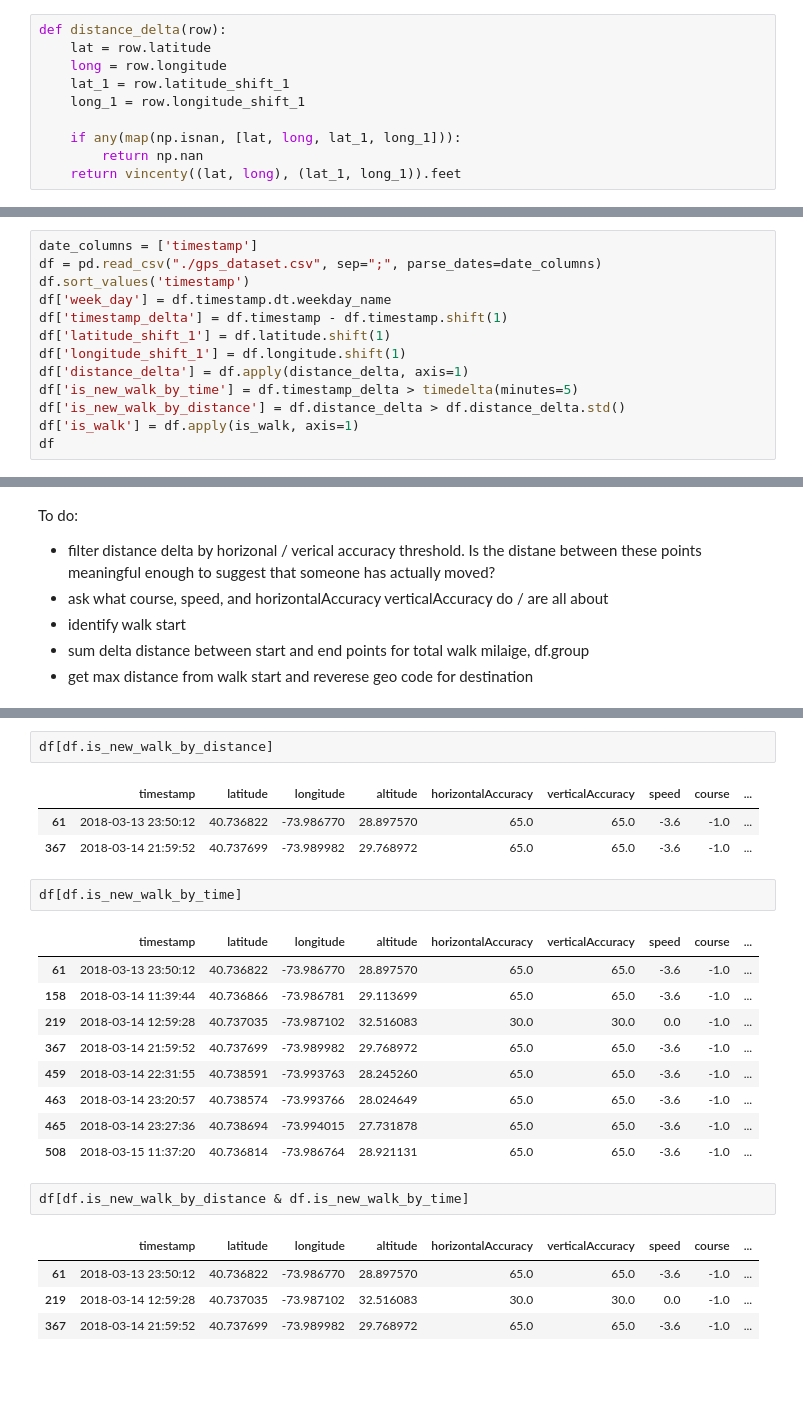
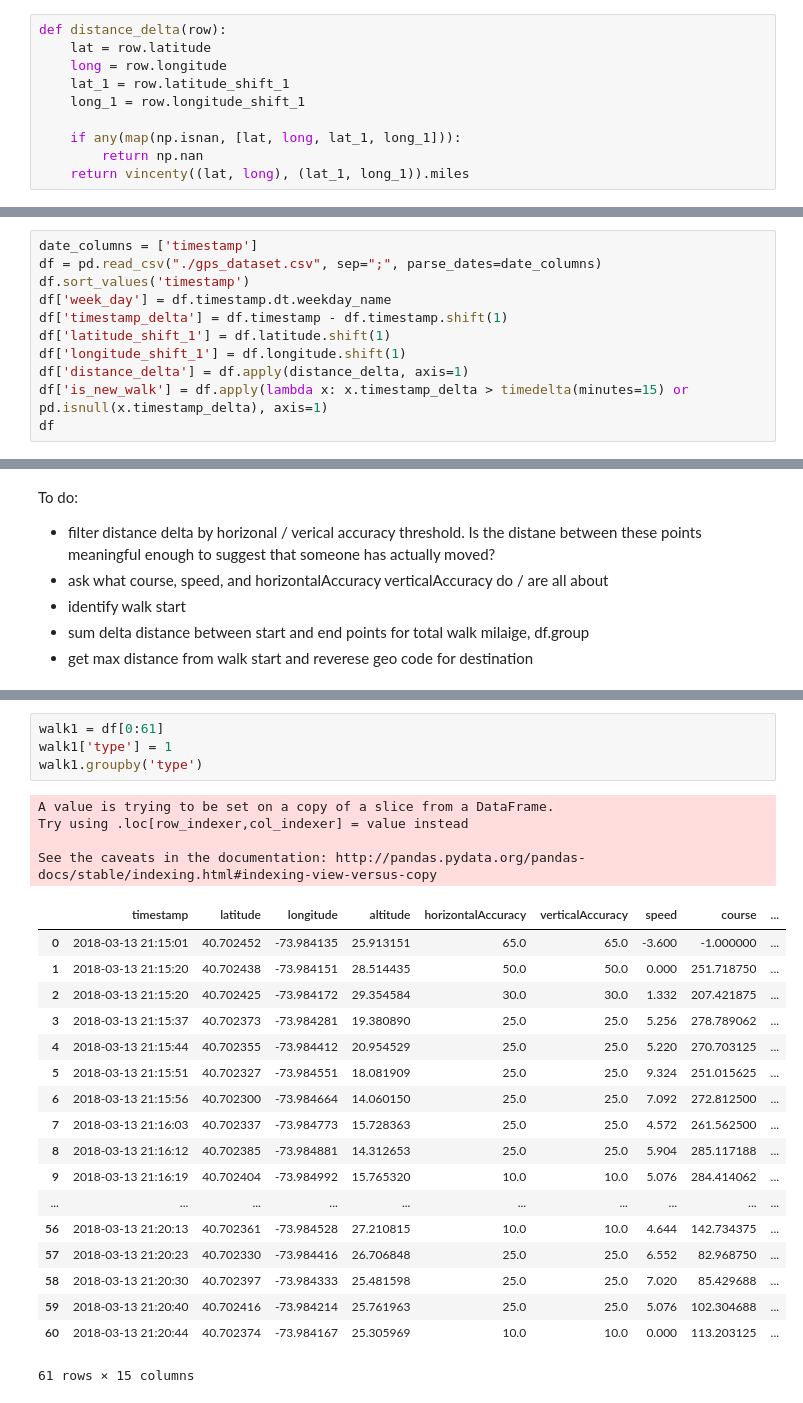
Before and after one commit to agconti/dog-walks, a Jupyter notebook: dog_walks.ipynb, the cells around one changed output, grey strips where cells are left out. Saved outputs shown, nothing was run; the diff lists cells and outputs as text; blank space fills up the shorter version.

```diff
--- a/dog_walks.ipynb
+++ b/dog_walks.ipynb
@@ -13,4 +13,4 @@ def distance_delta(row):
 
     if any(map(np.isnan, [lat, long, lat_1, long_1])):
         return np.nan
-    return vincenty((lat, long), (lat_1, long_1)).feet
+    return vincenty((lat, long), (lat_1, long_1)).miles
@@ -28,9 +23,7 @@ df['timestamp_delta'] = df.timestamp - df.timestamp.shift(1)
 df['latitude_shift_1'] = df.latitude.shift(1)
 df['longitude_shift_1'] = df.longitude.shift(1)
 df['distance_delta'] = df.apply(distance_delta, axis=1)
-df['is_new_walk_by_time'] = df.timestamp_delta > timedelta(minutes=5)
-df['is_new_walk_by_distance'] = df.distance_delta > df.distance_delta.std()
-df['is_walk'] = df.apply(is_walk, axis=1)
+df['is_new_walk'] = df.apply(lambda x: x.timestamp_delta > timedelta(minutes=15) or pd.isnull(x.timestamp_delta), axis=1)
 df
 # %% [output]
 |  | timestamp | latitude | longitude | altitude | horizontalAccuracy | verticalAccuracy | speed | course | ... |
@@ -69,25 +66,27 @@ AttributeError: 'DataFrame' object has no attribute 'is_new_walk'
-# %%
-df[df.is_new_walk_by_distance]
-# %% [output]
-|  | timestamp | latitude | longitude | altitude | horizontalAccuracy | verticalAccuracy | speed | course | ... |
-| 61 | 2018-03-13 23:50:12 | 40.736822 | -73.986770 | 28.897570 | 65.0 | 65.0 | -3.6 | -1.0 | ... |
-| 367 | 2018-03-14 21:59:52 | 40.737699 | -73.989982 | 29.768972 | 65.0 | 65.0 | -3.6 | -1.0 | ... |
-# %%
-df[df.is_new_walk_by_time]
-# %% [output]
-|  | timestamp | latitude | longitude | altitude | horizontalAccuracy | verticalAccuracy | speed | course | ... |
-| 61 | 2018-03-13 23:50:12 | 40.736822 | -73.986770 | 28.897570 | 65.0 | 65.0 | -3.6 | -1.0 | ... |
-| 158 | 2018-03-14 11:39:44 | 40.736866 | -73.986781 | 29.113699 | 65.0 | 65.0 | -3.6 | -1.0 | ... |
-| 219 | 2018-03-14 12:59:28 | 40.737035 | -73.987102 | 32.516083 | 30.0 | 30.0 | 0.0 | -1.0 | ... |
-| 367 | 2018-03-14 21:59:52 | 40.737699 | -73.989982 | 29.768972 | 65.0 | 65.0 | -3.6 | -1.0 | ... |
-| 459 | 2018-03-14 22:31:55 | 40.738591 | -73.993763 | 28.245260 | 65.0 | 65.0 | -3.6 | -1.0 | ... |
-| 463 | 2018-03-14 23:20:57 | 40.738574 | -73.993766 | 28.024649 | 65.0 | 65.0 | -3.6 | -1.0 | ... |
-| 465 | 2018-03-14 23:27:36 | 40.738694 | -73.994015 | 27.731878 | 65.0 | 65.0 | -3.6 | -1.0 | ... |
-| 508 | 2018-03-15 11:37:20 | 40.736814 | -73.986764 | 28.921131 | 65.0 | 65.0 | -3.6 | -1.0 | ... |
-# %%
-df[df.is_new_walk_by_distance & df.is_new_walk_by_time]
-# %% [output]
-|  | timestamp | latitude | longitude | altitude | horizontalAccuracy | verticalAccuracy | speed | course | ... |
-| 61 | 2018-03-13 23:50:12 | 40.736822 | -73.986770 | 28.897570 | 65.0 | 65.0 | -3.6 | -1.0 | ... |
-| 219 | 2018-03-14 12:59:28 | 40.737035 | -73.987102 | 32.516083 | 30.0 | 30.0 | 0.0 | -1.0 | ... |
-| 367 | 2018-03-14 21:59:52 | 40.737699 | -73.989982 | 29.768972 | 65.0 | 65.0 | -3.6 | -1.0 | ... |
+# %%
+walk1 = df[0:61]
+walk1['type'] = 1
+walk1.groupby('type')
+# %% [output]
+A value is trying to be set on a copy of a slice from a DataFrame.
+Try using .loc[row_indexer,col_indexer] = value instead
+
+See the caveats in the documentation: http://pandas.pydata.org/pandas-docs/stable/indexing.html#indexing-view-versus-copy
+|  | timestamp | latitude | longitude | altitude | horizontalAccuracy | verticalAccuracy | speed | course | ... |
+| 0 | 2018-03-13 21:15:01 | 40.702452 | -73.984135 | 25.913151 | 65.0 | 65.0 | -3.600 | -1.000000 | ... |
+| 1 | 2018-03-13 21:15:20 | 40.702438 | -73.984151 | 28.514435 | 50.0 | 50.0 | 0.000 | 251.718750 | ... |
+| 2 | 2018-03-13 21:15:20 | 40.702425 | -73.984172 | 29.354584 | 30.0 | 30.0 | 1.332 | 207.421875 | ... |
+| 3 | 2018-03-13 21:15:37 | 40.702373 | -73.984281 | 19.380890 | 25.0 | 25.0 | 5.256 | 278.789062 | ... |
+| 4 | 2018-03-13 21:15:44 | 40.702355 | -73.984412 | 20.954529 | 25.0 | 25.0 | 5.220 | 270.703125 | ... |
+| 5 | 2018-03-13 21:15:51 | 40.702327 | -73.984551 | 18.081909 | 25.0 | 25.0 | 9.324 | 251.015625 | ... |
+| 6 | 2018-03-13 21:15:56 | 40.702300 | -73.984664 | 14.060150 | 25.0 | 25.0 | 7.092 | 272.812500 | ... |
+| 7 | 2018-03-13 21:16:03 | 40.702337 | -73.984773 | 15.728363 | 25.0 | 25.0 | 4.572 | 261.562500 | ... |
+| 8 | 2018-03-13 21:16:12 | 40.702385 | -73.984881 | 14.312653 | 25.0 | 25.0 | 5.904 | 285.117188 | ... |
+| 9 | 2018-03-13 21:16:19 | 40.702404 | -73.984992 | 15.765320 | 10.0 | 10.0 | 5.076 | 284.414062 | ... |
+| ... | ... | ... | ... | ... | ... | ... | ... | ... | ... |
+| 56 | 2018-03-13 21:20:13 | 40.702361 | -73.984528 | 27.210815 | 10.0 | 10.0 | 4.644 | 142.734375 | ... |
+| 57 | 2018-03-13 21:20:23 | 40.702330 | -73.984416 | 26.706848 | 25.0 | 25.0 | 6.552 | 82.968750 | ... |
+| 58 | 2018-03-13 21:20:30 | 40.702397 | -73.984333 | 25.481598 | 25.0 | 25.0 | 7.020 | 85.429688 | ... |
+| 59 | 2018-03-13 21:20:40 | 40.702416 | -73.984214 | 25.761963 | 25.0 | 25.0 | 5.076 | 102.304688 | ... |
+| 60 | 2018-03-13 21:20:44 | 40.702374 | -73.984167 | 25.305969 | 10.0 | 10.0 | 0.000 | 113.203125 | ... |
+61 rows × 15 columns
```
Also changed, not shown: parts of 4 cells of this notebook.
